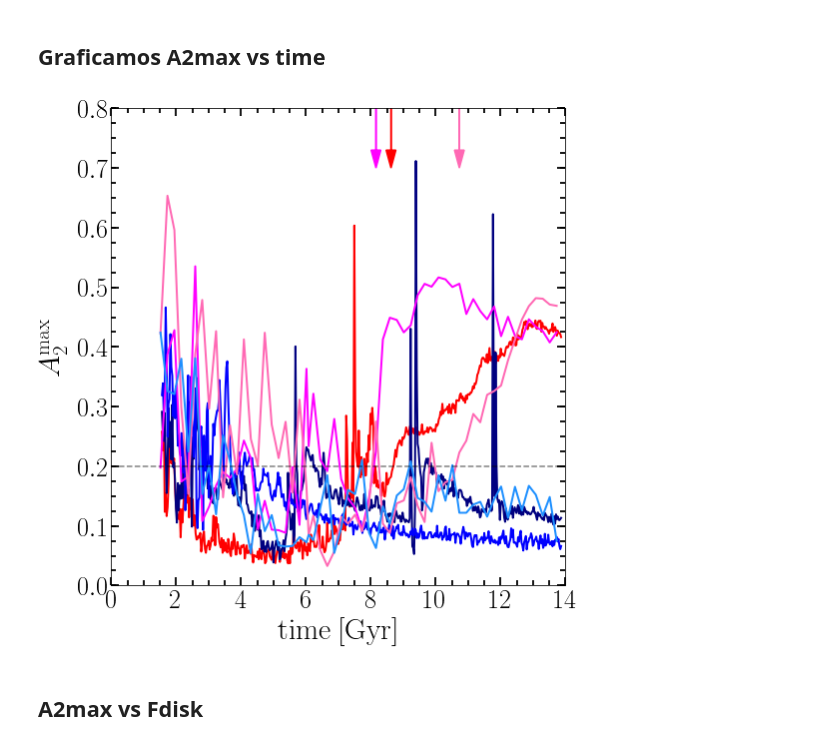
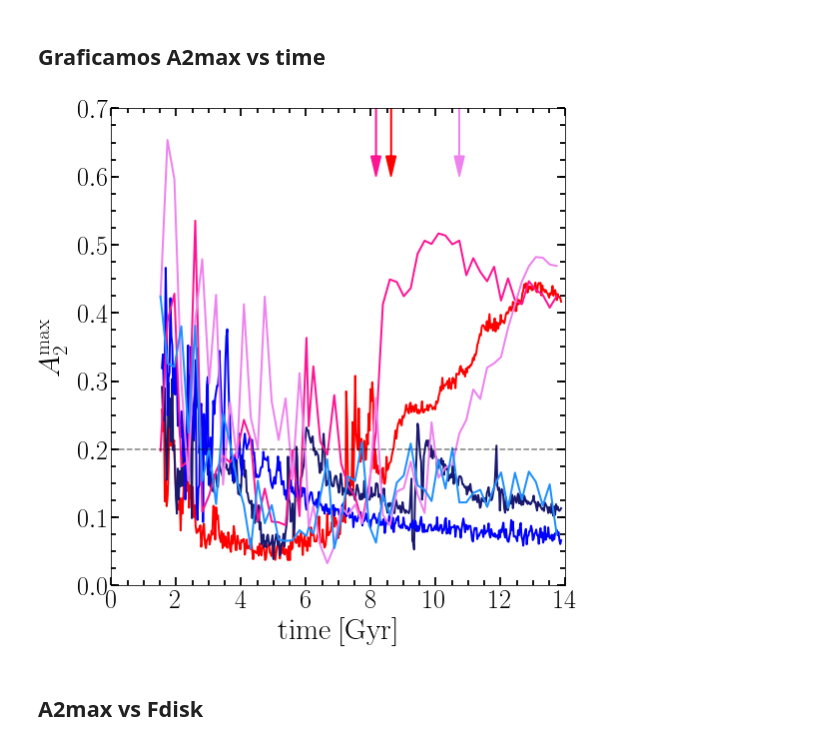
Before and after one commit to ornemarioni/Barras_GdGs, a Jupyter notebook: Barras_Gd/programs/A2maxvstime_simulaciones.ipynb, the cells around one changed output. Cells and saved outputs as stored; diff of their text form; code cells hidden in the pictures.

```diff
--- a/Barras_Gd/programs/A2maxvstime_simulaciones.ipynb
+++ b/Barras_Gd/programs/A2maxvstime_simulaciones.ipynb
@@ -311,41 +311,41 @@ fig, ax = plt.subplots(nrows=1, ncols=1, figsize=(8, 8))#,sharey=True)
 fig.subplots_adjust(bottom=0.12, left =0.16, right = 0.95, top = 0.95)
 
 ax.plot(time_M31gd ,A2max_M31gd,'-', lw=2, color='red')
-ax.plot(time_MWgd  ,A2max_MWgd, '-', lw=2, color='navy')
+ax.plot(time_MWgd  ,A2max_MWgd, '-', lw=2, color='midnightblue')
 ax.plot(time_M33gd ,A2max_M33gd,'-', lw=2, color='b')
-ax.plot(time_M31gs ,A2max_M31gs,'-', lw=2, color='fuchsia')
-ax.plot(time_MWgs  ,A2max_MWgs, '-', lw=2, color='hotpink')
+ax.plot(time_M31gs ,A2max_M31gs,'-', lw=2, color='deeppink')
+ax.plot(time_MWgs  ,A2max_MWgs, '-', lw=2, color='violet')
 ax.plot(time_M33gs ,A2max_M33gs,'-', lw=2, color='dodgerblue')
 
 ax.set_ylabel(r'$A_{2}^{\mathrm{max}}$', fontsize=30)
 ax.set_xlabel(r'$\mathrm{time\:[Gyr]}$',fontsize=30)
 ax.set_xticks([0,2,4,6,8,10,12,14])
 ax.yaxis.set_major_locator(MultipleLocator(0.1))
 # ax.yaxis.set_major_formatter(NullFormatter())
 # ax.set_yticklabels(['','','$0.1$','','$0.3$','','$0.5$','','$0.7$'])
 # ax.axes.ticklabel_format(style='sci')
-ax.set_ylim(0,0.8)
+ax.set_ylim(0,0.7)
 ax.set_xlim(0,14)
 ax.minorticks_on()
 ax.tick_params( labelsize=26)
 ax.tick_params('both', length=5, width=1.8,which='minor', direction='in', right='on',top='on')
 ax.tick_params('both', length=8, width=1.8,which='major', direction='in', right='on',top='on')
 ax.yaxis.set_minor_locator(MultipleLocator(0.025))
 ax.axhline(y=0.2,ls='--',lw=1.5, color='k', alpha=0.5)
-ax.arrow(x=time0_M31gd,y=0.8,dx=0,dy=-0.1,color='red', lw=1.5,
+ax.arrow(x=time0_M31gd,y=0.7,dx=0,dy=-0.1,color='red', lw=1.5,
          head_length=0.03,head_width=0.3,length_includes_head=True)
-ax.arrow(x=time0_M31gs,y=0.8,dx=0,dy=-0.1,color='fuchsia', lw=1.5,
+ax.arrow(x=time0_M31gs,y=0.7,dx=0,dy=-0.1,color='deeppink', lw=1.5,
          head_length=0.03,head_width=0.3,length_includes_head=True)
-ax.arrow(x=time0_MWgs,y=0.8,dx=0,dy=-0.1,color='hotpink', lw=1.5,
+ax.arrow(x=time0_MWgs,y=0.7,dx=0,dy=-0.1,color='violet', lw=1.5,
          head_length=0.03,head_width=0.3,length_includes_head=True)
 
 
 # fig.savefig('/home/ornela/overleaf/13216980csjxswjndpmj/A2max_time.pdf', dpi = 100, xxbox_inches='tight')
 fig.savefig('/home/omarioni/Barras_GdGs/Barras_Gd/_imagenes/A2max_time.pdf', dpi = 100, xxbox_inches='tight')
 
 plt.show()
 # %% [output]
-[figure, old version]
+[figure, new version]
 # %% [markdown]
 ## A2max vs Fdisk
 # %%
```
Also changed, not shown: parts of 2 cells of this notebook, 5 other files.
